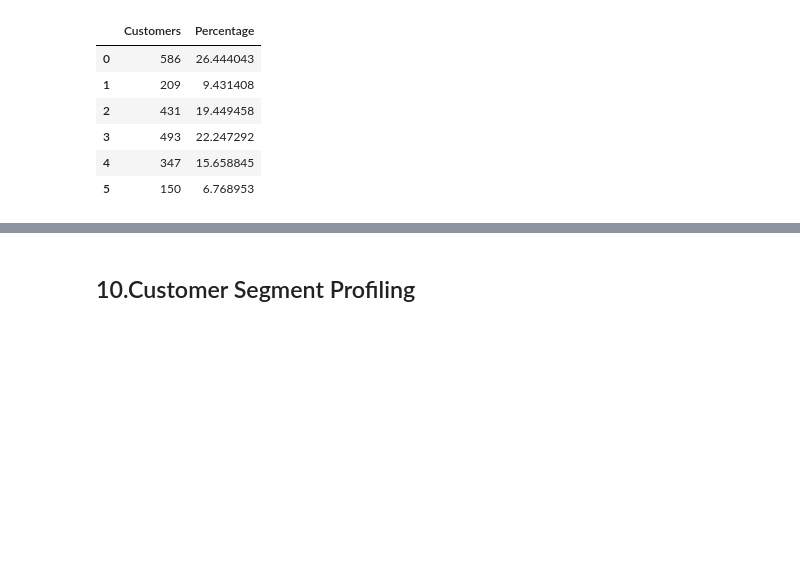
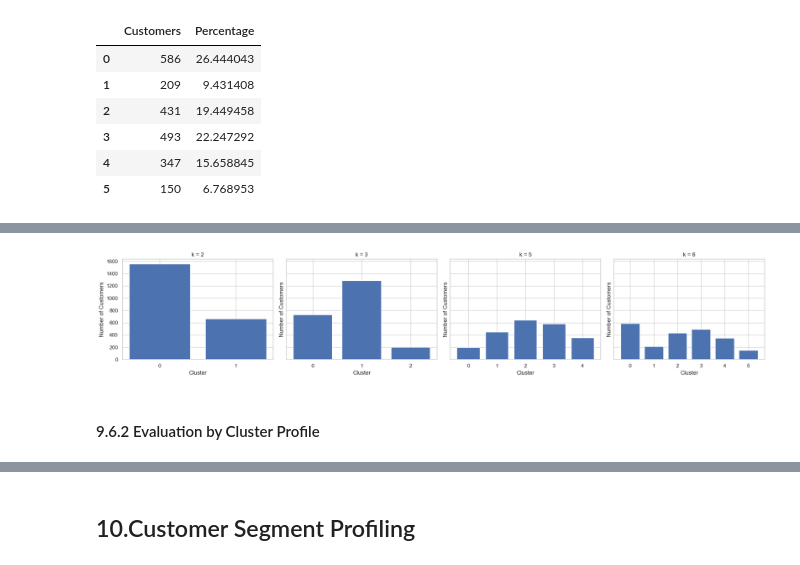
Before and after one commit to fridacarbajalordonez/customer-segmentation-kmeans, a Jupyter notebook: notebooks/customer_segmentation.ipynb, the cells around one changed output, grey strips where cells are left out. Cells and saved outputs as stored; diff of their text form; code cells hidden in the pictures; blank space fills up the shorter version.

```diff
--- a/notebooks/customer_segmentation.ipynb
+++ b/notebooks/customer_segmentation.ipynb
@@ -1398,6 +1400,7 @@ candidate_k = [2, 3, 5, 6]
 # Creating an empty dictionary for the models
 candidate_models = {}
 
+# Builds a dictionary for each K containing the model itself, the cluster label for each customer, the Inertia and Silhouette score.
 for k in candidate_k:
 
     kmeans = KMeans(
@@ -1406,11 +1409,9 @@ for k in candidate_k:
         n_init=10)
 
     clusters = kmeans.fit_predict(X_scaled)
-
     candidate_models[k] = {
         "model": kmeans,
         "labels": clusters,
         "inertia": kmeans.inertia_,
-        "silhouette_score": silhouette_score(X_scaled,clusters)
-    }
+        "silhouette_score": silhouette_score(X_scaled,clusters)}
 # %%
@@ -1428,12 +1429,11 @@ for k, sizes in cluster_sizes.items():
     percentages = (sizes / sizes.sum()) * 100
     cluster_percentages[k] = percentages
 # %%
+#Building a table that shows the size and percentage for each cluster for each model
 for k in candidate_k:
-
     cluster_distribution = pd.DataFrame({
         "Customers": cluster_sizes[k],
-        "Percentage": cluster_percentages[k]
-    })
+        "Percentage": cluster_percentages[k]})
 
     print(f"\nCluster distribution for k = {k}")
     display(cluster_distribution)
@@ -1462,20 +1462,3 @@ Cluster distribution for k = 6
 | 3 | 493 | 22.247292 |
 | 4 | 347 | 15.658845 |
 | 5 | 150 | 6.768953 |
-# %%
-for k in candidate_k:
-
-    sizes = cluster_sizes[k]
-
-    plt.figure(figsize=(7, 4))
-
-    plt.bar(
-        sizes.index.astype(str),
-        sizes.values
-    )
-
-    plt.xlabel("Cluster")
-    plt.ylabel("Number of Customers")
-    plt.title(f"Cluster Size Distribution for k = {k}")
-
-    plt.show()
@@ -1487 +1465,19 @@ for k in candidate_k:
+# %%
+
+#Plotting the distributio by cluster for each model
+fig, axes = plt.subplots(1, len(candidate_k), figsize=(20, 4), sharey=True)
+
+for ax, k in zip(axes, candidate_k):
+    sizes = cluster_sizes[k]
+    ax.bar(sizes.index.astype(str), sizes.values)
+    ax.set_xlabel("Cluster")
+    ax.set_ylabel("Number of Customers")
+    ax.set_title(f"k = {k}")
+
+plt.tight_layout()
+plt.show()
+# %% [output]
+[figure, added]
+# %% [markdown]
+#### 9.6.2 Evaluation by Cluster Profile
 # %%
```
Also changed, not shown: parts of 10 cells of this notebook.
